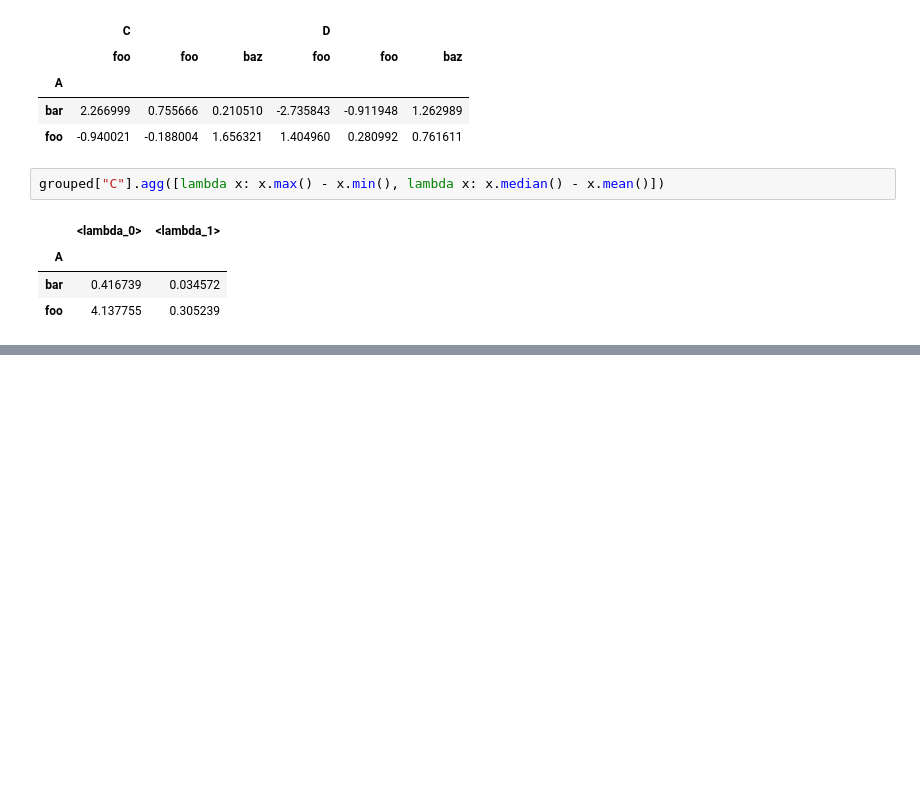
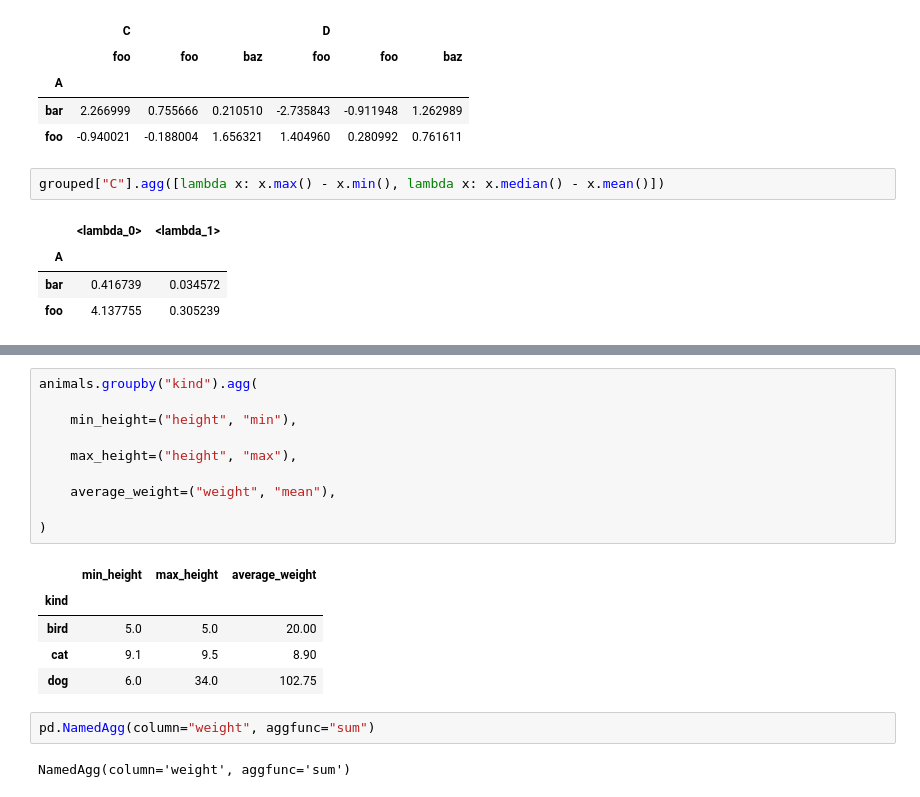
Before and after one commit to ilyak93/self-studying, a Jupyter notebook: DataEngineering/pandas/pandas_groupby.ipynb, the cells around one changed output, grey strips where cells are left out. Saved outputs shown, nothing was run; the diff lists cells and outputs as text; blank space fills up the shorter version.

```diff
--- a/DataEngineering/pandas/pandas_groupby.ipynb
+++ b/DataEngineering/pandas/pandas_groupby.ipynb
@@ -910,0 +936,20 @@ grouped["C"].agg([lambda x: x.max() - x.min(), lambda x: x.median() - x.mean()])
+# %%
+animals.groupby("kind").agg(
+
+    min_height=("height", "min"),
+
+    max_height=("height", "max"),
+
+    average_weight=("weight", "mean"),
+
+)
+# %% [output]
+|  | min_height | max_height | average_weight |
+| kind |  |  |  |
+| bird | 5.0 | 5.0 | 20.00 |
+| cat | 9.1 | 9.5 | 8.90 |
+| dog | 6.0 | 34.0 | 102.75 |
+# %%
+pd.NamedAgg(column="weight", aggfunc="sum")
+# %% [output]
+NamedAgg(column='weight', aggfunc='sum')
```
Also changed, not shown: parts of 15 cells of this notebook.
